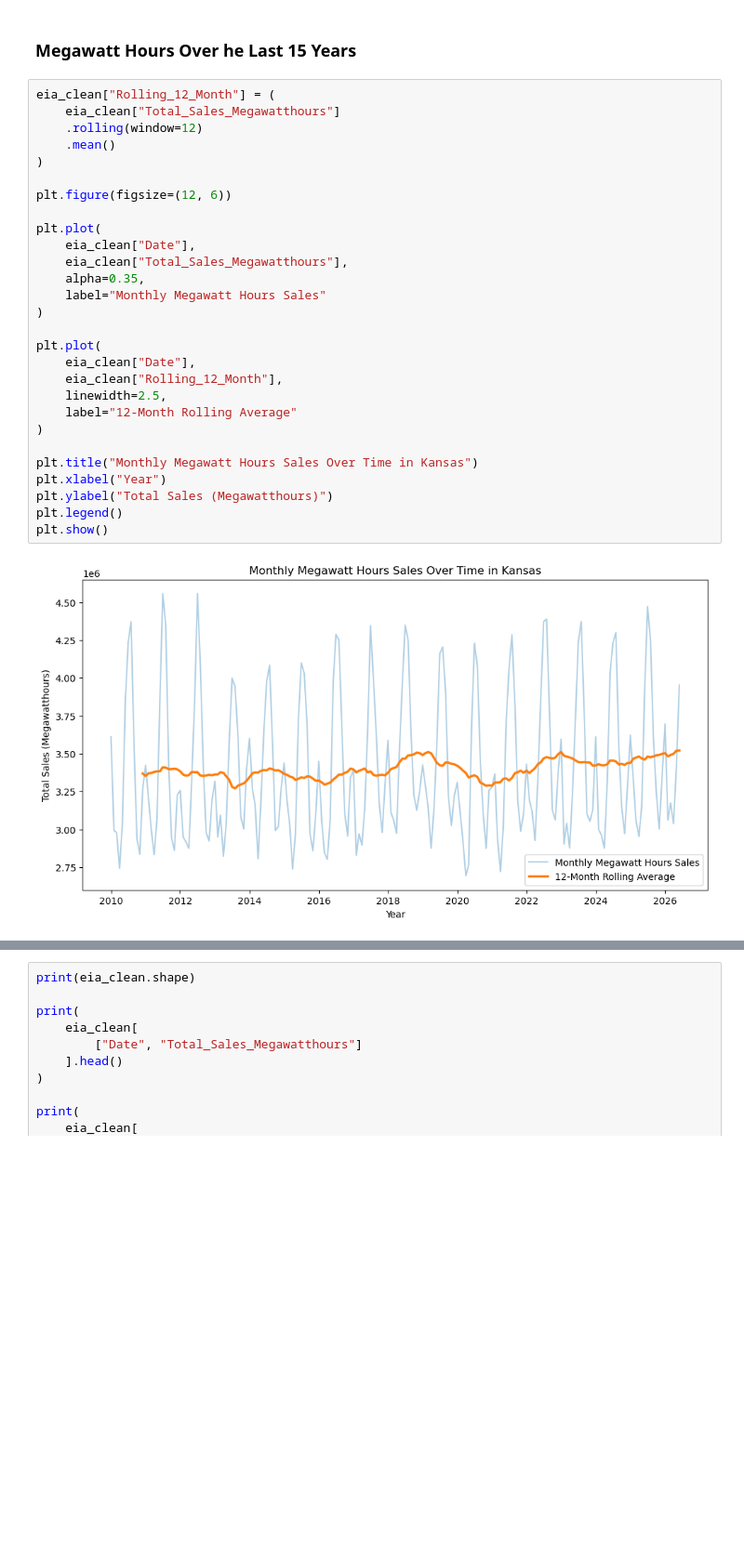
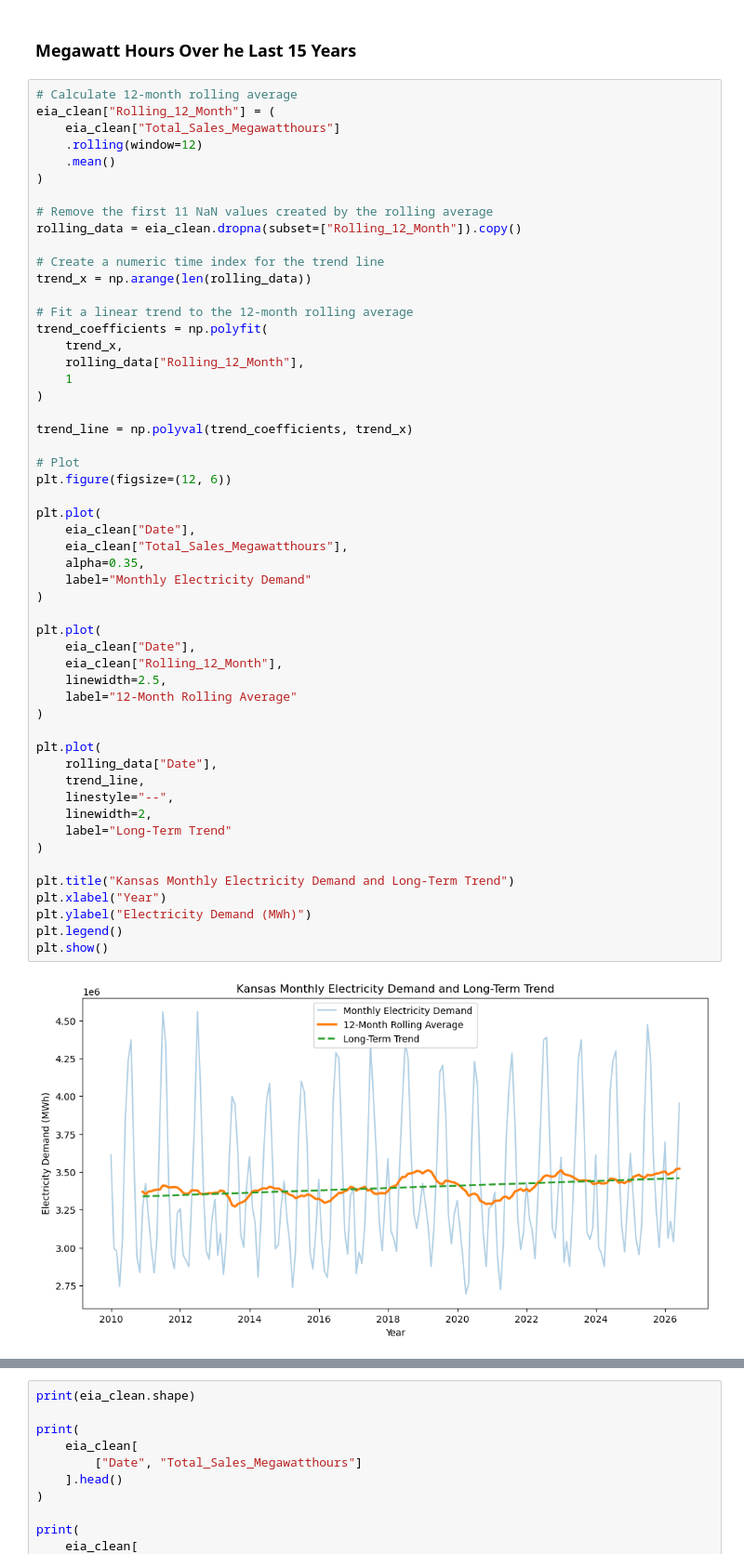
Before and after one commit to CCCKBrant/Kansas-Clean-Energy-Cost-Forecast, a Jupyter notebook: notebooks/01_data_exploration.ipynb, the cells around one changed output, grey strips where cells are left out. Shown at 93% size. Drawn from its saved outputs; the diff is of its cells as text; blank space fills up the shorter version.

```diff
--- a/notebooks/01_data_exploration.ipynb
+++ b/notebooks/01_data_exploration.ipynb
@@ -651,32 +692,57 @@ plt.show()
 # %% [markdown]
 ### Megawatt Hours Over he Last 15 Years
 # %%
+# Calculate 12-month rolling average
 eia_clean["Rolling_12_Month"] = (
     eia_clean["Total_Sales_Megawatthours"]
     .rolling(window=12)
     .mean()
 )
 
+# Remove the first 11 NaN values created by the rolling average
+rolling_data = eia_clean.dropna(subset=["Rolling_12_Month"]).copy()
+
+# Create a numeric time index for the trend line
+trend_x = np.arange(len(rolling_data))
+
+# Fit a linear trend to the 12-month rolling average
+trend_coefficients = np.polyfit(
+    trend_x,
+    rolling_data["Rolling_12_Month"],
+    1
+)
+
+trend_line = np.polyval(trend_coefficients, trend_x)
+
+# Plot
 plt.figure(figsize=(12, 6))
 
 plt.plot(
     eia_clean["Date"],
     eia_clean["Total_Sales_Megawatthours"],
     alpha=0.35,
-    label="Monthly Megawatt Hours Sales"
+    label="Monthly Electricity Demand"
 )
 
 plt.plot(
     eia_clean["Date"],
     eia_clean["Rolling_12_Month"],
     linewidth=2.5,
     label="12-Month Rolling Average"
 )
 
-plt.title("Monthly Megawatt Hours Sales Over Time in Kansas")
+plt.plot(
+    rolling_data["Date"],
+    trend_line,
+    linestyle="--",
+    linewidth=2,
+    label="Long-Term Trend"
+)
+
+plt.title("Kansas Monthly Electricity Demand and Long-Term Trend")
 plt.xlabel("Year")
-plt.ylabel("Total Sales (Megawatthours)")
+plt.ylabel("Electricity Demand (MWh)")
 plt.legend()
 plt.show()
 # %% [output]
-[figure, old version]
+[figure, new version]
```
Also changed, not shown: parts of 50 cells of this notebook.
